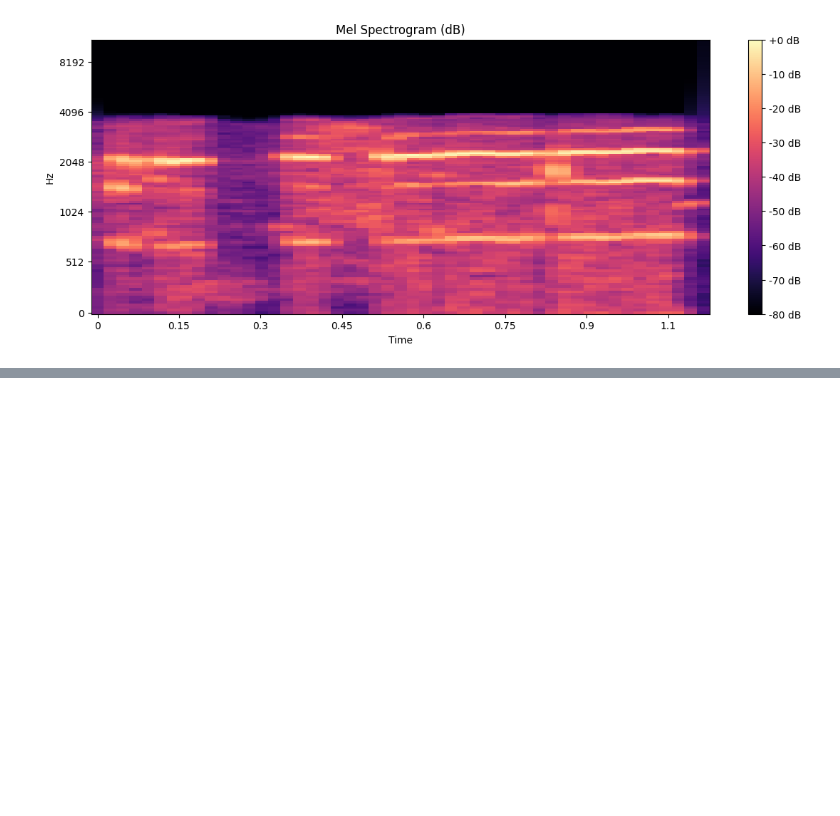
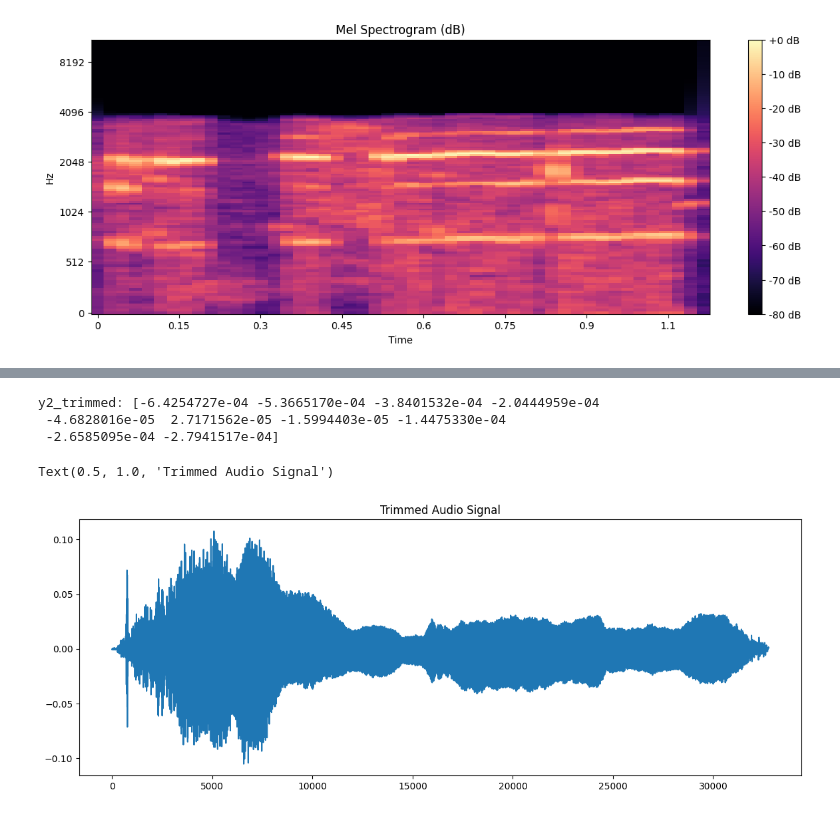
Before and after one commit to average-sushi-roll/cat-meow-classifier, a Jupyter notebook: notebooks/eda.ipynb, the cells around one changed output, grey strips where cells are left out. Cells and saved outputs as stored; diff of their text form; code cells hidden in the pictures; blank space fills up the shorter version.

```diff
--- a/notebooks/eda.ipynb
+++ b/notebooks/eda.ipynb
@@ -99,0 +117,12 @@ Text(0.5, 1.0, 'Mel Spectrogram (dB)')
+# %%
+# trim out silence from the beginning and end of the audio signal
+y2_trimmed, _ = librosa.effects.trim(y2, top_db=20)
+print(f'y2_trimmed: {y2_trimmed[:10]}')
+pd.Series(y2_trimmed).plot(figsize=(14, 5))
+plt.title("Trimmed Audio Signal")
+# %% [output]
+y2_trimmed: [-6.4254727e-04 -5.3665170e-04 -3.8401532e-04 -2.0444959e-04
+ -4.6828016e-05  2.7171562e-05 -1.5994403e-05 -1.4475330e-04
+ -2.6585095e-04 -2.7941517e-04]
+Text(0.5, 1.0, 'Trimmed Audio Signal')
+[figure, added]
```
Also changed, not shown: parts of 5 cells of this notebook.
